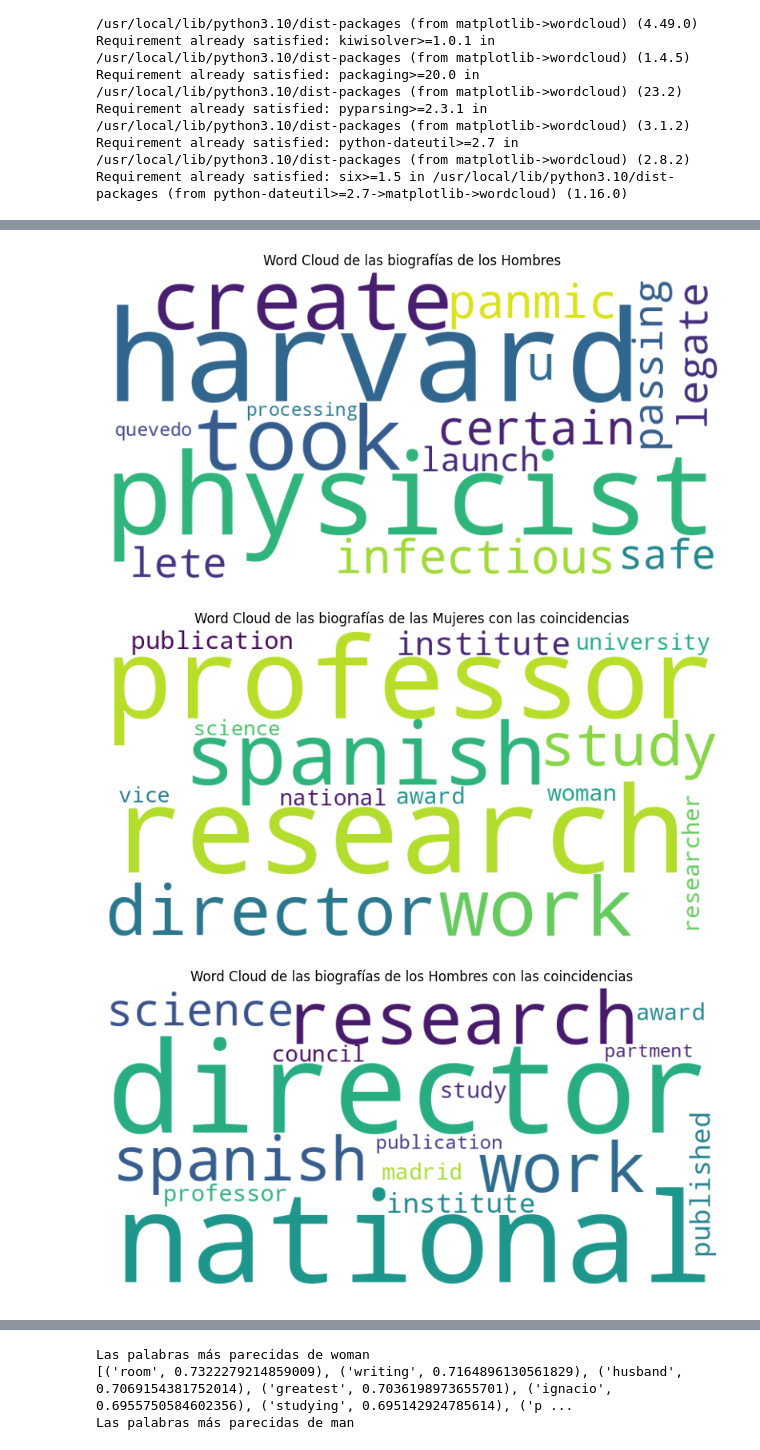
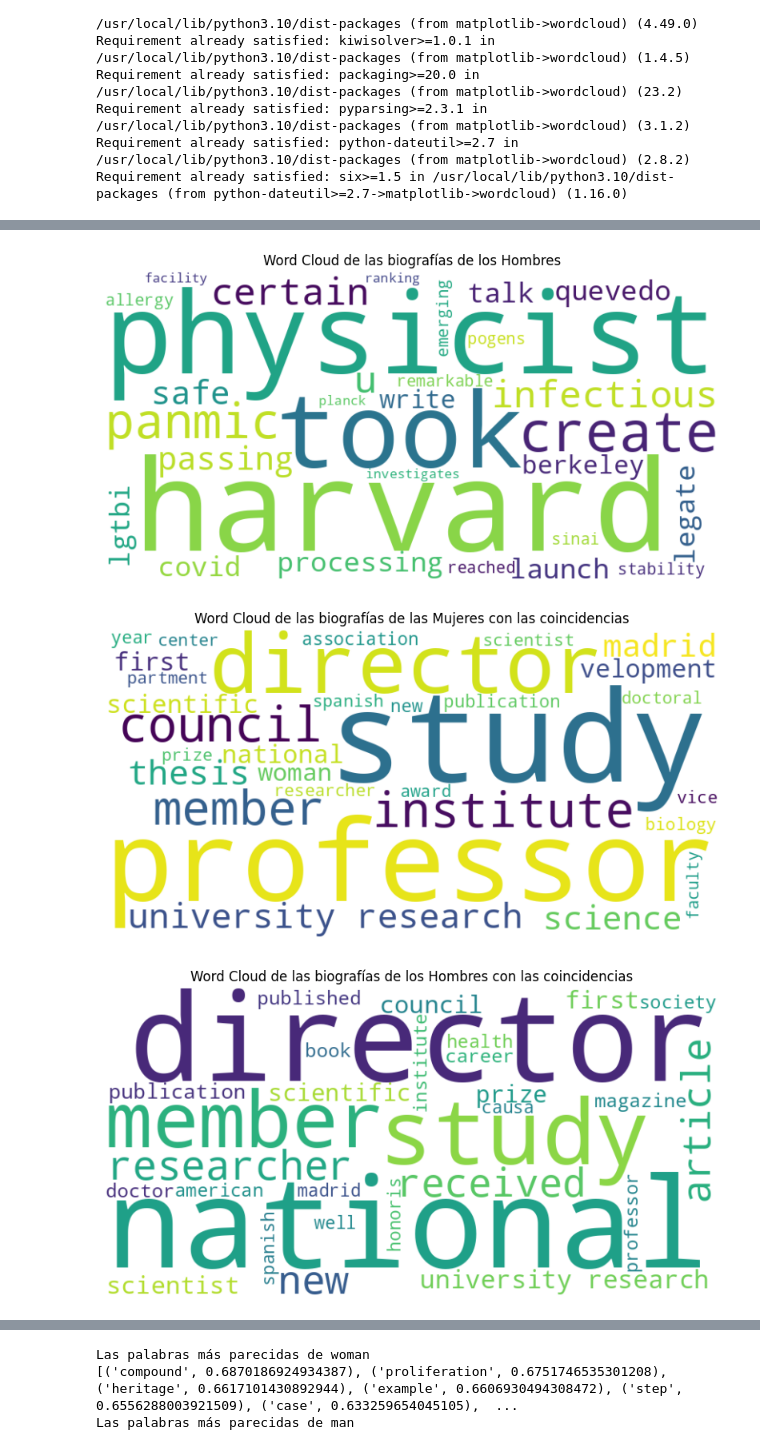
Before and after one commit to Sashka1101/TFG_Gender_Bias, a Jupyter notebook: ESTE_ES_EL_BUENO.ipynb, the cells around one changed output, grey strips where cells are left out. Drawn from its saved outputs; the diff is of its cells as text; code cells hidden in the pictures.

```diff
--- a/ESTE_ES_EL_BUENO.ipynb
+++ b/ESTE_ES_EL_BUENO.ipynb
@@ -155,13 +151,18 @@ def clean_data(text):
     text = re.sub("marta", '', text)
     text = re.sub("key", '', text)
     text = re.sub("carmen", '', text)
-    text = re.sub("leon", '', text)
+    text = re.sub("león", '', text)
     text = re.sub("leonardo", '', text)
     text = re.sub("valladolid", '', text)
     text = re.sub("daniel", '', text)
     text = re.sub("ath", '', text)
-    text = re.sub("brgos", '', text)
+    text = re.sub("burgos", '', text)
     text = re.sub("navarra", '', text)
+    text = re.sub("ardo", '', text)
+    text = re.sub("teresa", '', text)
+    text = re.sub("mata", '', text)
+    text = re.sub("lete", '', text)
+    text = re.sub("iii", '', text)
     return text
 
 #Poner en minúsula
@@ -249,7 +250,7 @@ def eliminar_palabras_con_mismo_lema(text):
 
 
 def generar_wordcloud(text, titulo):
-    wordcloud = WordCloud(max_words = 15,width=800, height=400, background_color='white').generate(text)
+    wordcloud = WordCloud(max_words = 30,width=800, height=400, background_color='white').generate(text)
     plt.figure(figsize=(10, 5))
     plt.imshow(wordcloud, interpolation='bilinear')
     plt.title(titulo)
@@ -541,3 +542,3 @@ diffusion salzburg fullbrighthys harvard allhe austriahe spiritual horticulture
-[figure, old version]
+[figure, new version]
-[figure, old version]
+[figure, new version]
-[figure, old version]
+[figure, new version]
@@ -547,4 +548,4 @@ diffusion salzburg fullbrighthys harvard allhe austriahe spiritual horticulture
 [figure]
 Las palabras más parecidas de woman
-[('room', 0.7322279214859009), ('writing', 0.7164896130561829), ('husband', 0.7069154381752014), ('greatest', 0.7036198973655701), ('ignacio', 0.6955750584602356), ('studying', 0.695142924785614), ('p ...
+[('compound', 0.6870186924934387), ('proliferation', 0.6751746535301208), ('heritage', 0.6617101430892944), ('example', 0.6606930494308472), ('step', 0.6556288003921509), ('case', 0.633259654045105),  ...
 Las palabras más parecidas de man
```
Also changed, not shown: parts of 4 cells of this notebook.
